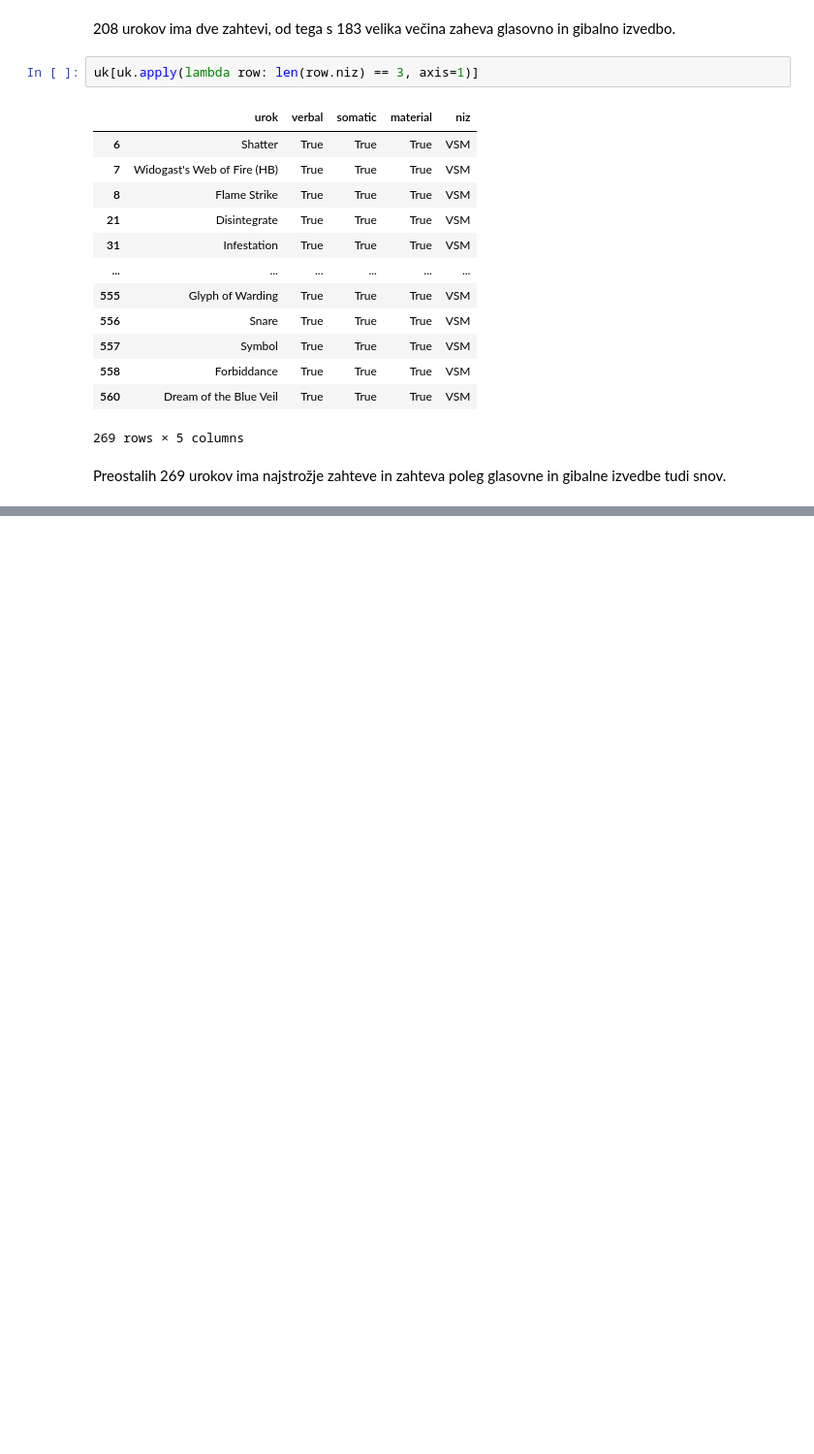
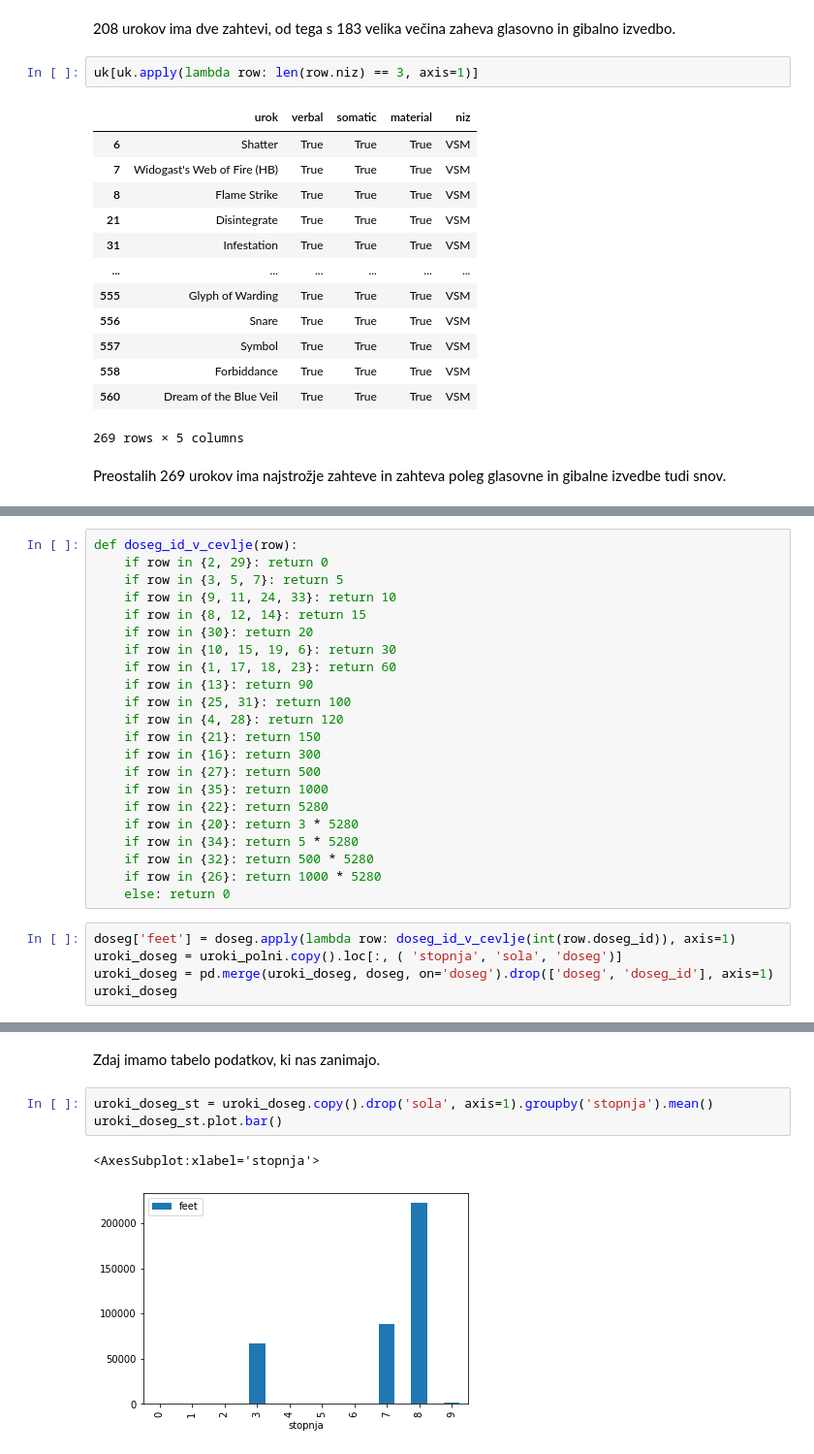
Before and after one commit to vercekpeterdamian/prog1-uroki_dnd, a Jupyter notebook: analiza.ipynb, the cells around one changed output, grey strips where cells are left out. Shown: that part at 97% size. Saved outputs shown, nothing was run; the diff lists cells and outputs as text; blank space fills up the shorter version.

```diff
--- a/analiza.ipynb
+++ b/analiza.ipynb
@@ -403,0 +408,27 @@ Preostalih 269 urokov ima najstrožje zahteve in zahteva poleg glasovne in gibal
+# %%
+def doseg_id_v_cevlje(row):
+    if row in {2, 29}: return 0
+    if row in {3, 5, 7}: return 5
+    if row in {9, 11, 24, 33}: return 10
+    if row in {8, 12, 14}: return 15
+    if row in {30}: return 20
+    if row in {10, 15, 19, 6}: return 30
+    if row in {1, 17, 18, 23}: return 60
+    if row in {13}: return 90
+    if row in {25, 31}: return 100
+    if row in {4, 28}: return 120
+    if row in {21}: return 150
+    if row in {16}: return 300
+    if row in {27}: return 500
+    if row in {35}: return 1000
+    if row in {22}: return 5280
+    if row in {20}: return 3 * 5280
+    if row in {34}: return 5 * 5280
+    if row in {32}: return 500 * 5280
+    if row in {26}: return 1000 * 5280
+    else: return 0
+# %%
+doseg['feet'] = doseg.apply(lambda row: doseg_id_v_cevlje(int(row.doseg_id)), axis=1)
+uroki_doseg = uroki_polni.copy().loc[:, ( 'stopnja', 'sola', 'doseg')]
+uroki_doseg = pd.merge(uroki_doseg, doseg, on='doseg').drop(['doseg', 'doseg_id'], axis=1)
+uroki_doseg
@@ -403,0 +449,8 @@ Preostalih 269 urokov ima najstrožje zahteve in zahteva poleg glasovne in gibal
+# %% [markdown]
+Zdaj imamo tabelo podatkov, ki nas zanimajo.
+# %%
+uroki_doseg_st = uroki_doseg.copy().drop('sola', axis=1).groupby('stopnja').mean()
+uroki_doseg_st.plot.bar()
+# %% [output]
+<AxesSubplot:xlabel='stopnja'>
+[figure, added]
```
Also changed, not shown: parts of 4 cells of this notebook.
